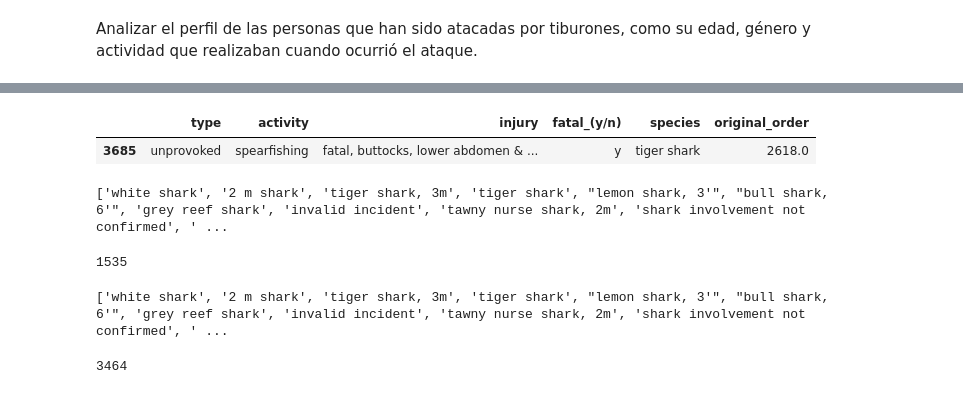
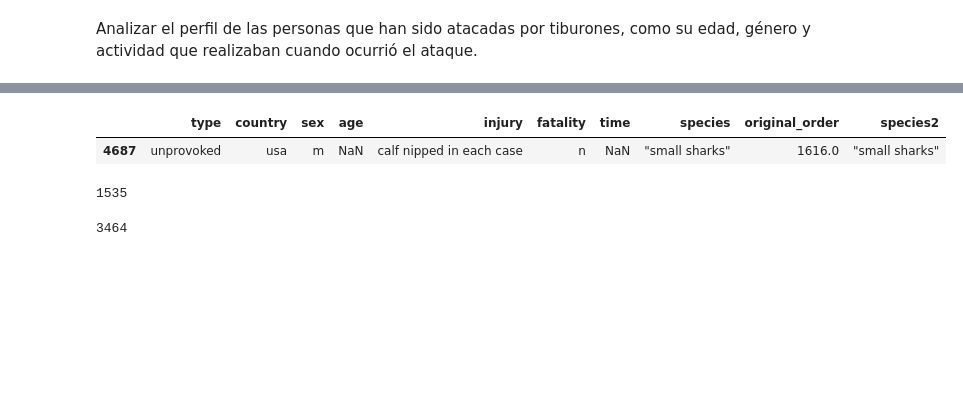
Before and after one commit to pagoba94/project1, a Jupyter notebook: Cleaning data.ipynb, the cells around one changed output, grey strips where cells are left out. Drawn from its saved outputs; the diff is of its cells as text; code cells hidden in the pictures; blank space fills up the shorter version.

```diff
--- a/Cleaning data.ipynb
+++ b/Cleaning data.ipynb
@@ -41,2 +39,3 @@ df1=df.copy()
 # %%
-df1 = df.dropna(subset=['date', 'type', 'country', 'area', 'location', 'activity', 'sex_', 'species_', ], how='all')
+#eliminamos todas las filas de las columnas indicadas con duplicados
+df1.drop_duplicates()
@@ -43,2 +55,0 @@ df1 = df.dropna(subset=['date', 'type', 'country', 'area', 'location', 'activity
-# %%
-df1 = df1.drop(['unnamed:_23', 'sex_', 'unnamed:_22','case_number.2', 'case_number.1', 'href', 'href_formula', 'pdf', 'investigator_or_source','country', 'area','location', 'name', 'age', 'time'], axis=1)
@@ -61,2 +56,4 @@ df1
+# %%
+df1.dropna(subset=['type', 'fatal_(y/n)', 'species2'], how='all', inplace=True)
 # %%
-df1.rename(columns={'species_': 'species'}, inplace=True)
+df1.rename(columns={'species_': 'species', 'fatal_(y/n)':'fatality', 'sex_' : 'sex'}, inplace=True)
@@ -66,7 +60,6 @@ df2=df_no_dates
 # %%
-df_species=df2.dropna(subset=['species'])
-df3=df_species
+df3= df1.copy()
 df3.sample()
 # %% [output]
-|  | type | activity | injury | fatal_(y/n) | species | original_order |
-| 3685 | unprovoked | spearfishing | fatal, buttocks, lower abdomen & ... | y | tiger shark | 2618.0 |
+|  | type | country | sex | age | injury | fatality | time | species | original_order | species2 |
+| 4687 | unprovoked | usa | m | NaN | calf nipped in each case | n | NaN | "small sharks" | 1616.0 | "small sharks" |
@@ -73,21 +68,15 @@ df3.sample()
 # %%
 Species_unique= []
-for i in df3['species'].unique():
+for i in df3['species2'].unique():
     Species_unique.append(i)
-print(Species_unique)
-# %% [output]
-['white shark', '2 m shark', 'tiger shark, 3m', 'tiger shark', "lemon shark, 3'", "bull shark, 6'", 'grey reef shark', 'invalid incident', 'tawny nurse shark, 2m', 'shark involvement not confirmed', ' ...
 # %%
 len(Species_unique)
 # %% [output]
 1535
 # %%
 Species_values= []
-for i in df3['species'].values:
+for i in df3['species2'].values:
     Species_values.append(i)
-print(Species_values)
-# %% [output]
-['white shark', '2 m shark', 'tiger shark, 3m', 'tiger shark', "lemon shark, 3'", "bull shark, 6'", 'grey reef shark', 'invalid incident', 'tawny nurse shark, 2m', 'shark involvement not confirmed', ' ...
 # %%
 len(Species_values)
 # %% [output]
```
Also changed, not shown: parts of 104 cells of this notebook, 5 other files.
